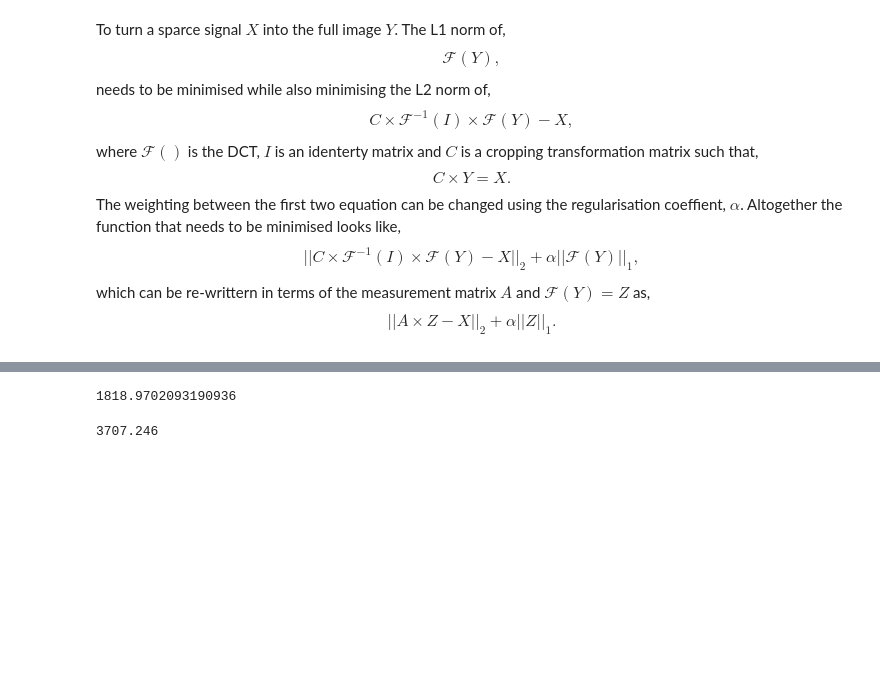
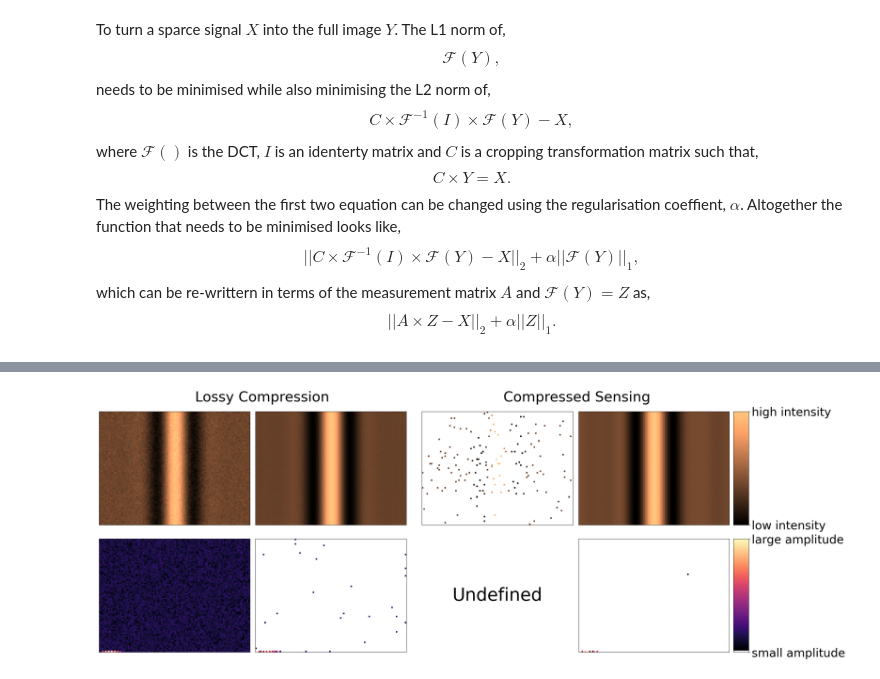
Before and after one commit to Jammi-Dodgers/THz-Compressed-Sensing, a Jupyter notebook: CS_2d.ipynb, the cells around one changed output, grey strips where cells are left out. Saved outputs shown, nothing was run; the diff lists cells and outputs as text; code cells hidden in the pictures; blank space fills up the shorter version.

```diff
--- a/CS_2d.ipynb
+++ b/CS_2d.ipynb
@@ -217,12 +217,46 @@ lossy = spfft.idctn(lossy_dct, norm= "backward", type= 1)
 lossy_dct[~is_significant] = np.nan
 
 p = 0.3
-# %%
-np.nanmax(result_dct)
-# %% [output]
-1818.9702093190936
-# %%
-np.nanmax(target_dct)
-# %% [output]
-3707.246
+# %%
+plt.rcParams.update({"font.size": 28, "image.cmap": "copper"})
+
+fig = plt.figure(layout= "constrained", figsize= (25, 9), facecolor='none')
+fig.suptitle("Lossy Compression                                       Compressed Sensing", x= 0.435)
+
+axs = fig.subplots(2, 6, gridspec_kw= {"wspace":0, "hspace":0, "width_ratios": (1,1,0.05,1,1,0.1)})
+axs = np.ravel(axs)
+
+im_idct = axs[0].imshow(target, interpolation= "none")
+axs[0].set(xticks= [], yticks= [], facecolor='white')
+im_dct = axs[6].imshow(np.abs(target_dct)**p, cmap= "magma", origin= "lower")
+axs[6].set(xticks= [], yticks= [], facecolor='white')
+
+axs[1].imshow(lossy, interpolation= "none")
+axs[1].set(xticks= [], yticks= [], facecolor='white')
+axs[7].imshow(np.abs(lossy_dct)**p, cmap= "magma", origin= "lower", vmin= im_dct.get_clim()[0], vmax= im_dct.get_clim()[1])
+axs[7].set(xticks= [], yticks= [], facecolor='white')
+
+axs[2].axis("off")
+axs[8].axis("off")
+
+axs[3].imshow(signal, interpolation= "none")
+axs[3].set(xticks= [], yticks= [], facecolor='white')
+axs[9].axis("off")
+axs[9].text(0.5, 0.5, "Undefined", horizontalalignment= "center", verticalalignment= "center", fontsize= 42)
+axs[9].set(xticks= [], yticks= [], facecolor='white')
+
+axs[4].imshow(result, interpolation= "none")
+axs[4].set(xticks= [], yticks= [], facecolor='white')
+axs[10].imshow(np.abs(result_dct)**p, cmap= "magma", origin= "lower")
+axs[10].set(xticks= [], yticks= [], facecolor='white')
+
+cbar_idct = fig.colorbar(im_idct, ax= axs[0], cax= axs[5])
+cbar_idct.set_ticks(ticks= [np.min(target), np.max(target)], labels=["low intensity", "high intensity"])
+cbar_dct = fig.colorbar(im_dct, ax= axs[6], cax= axs[11])
+cbar_dct.set_ticks(ticks= [0, np.max(np.abs(target_dct)**p)], labels=["small amplitude", "large amplitude"])
+
+fig.savefig("graphs\\interferogram_lc_vs_cs3")
+plt.show()
+# %% [output]
+[figure, added]
 # %%
```
Also changed, not shown: parts of 4 cells of this notebook, 8 other files.
